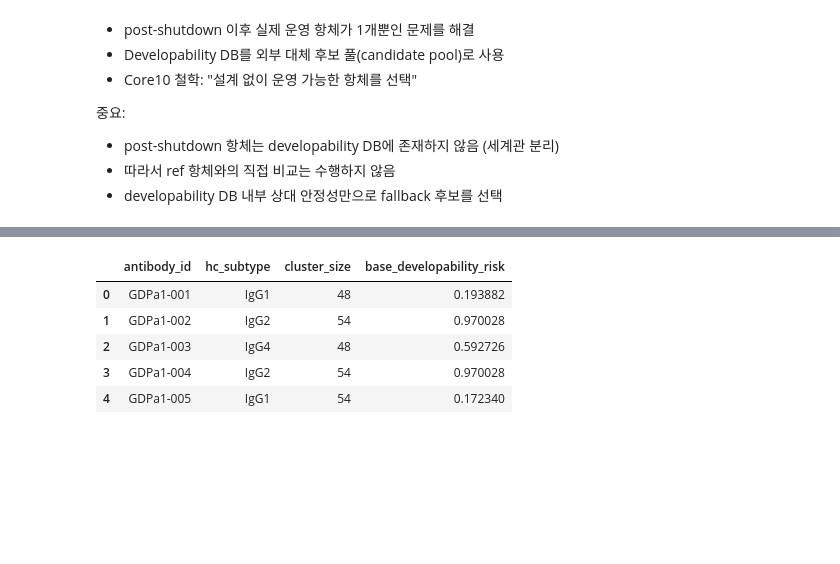
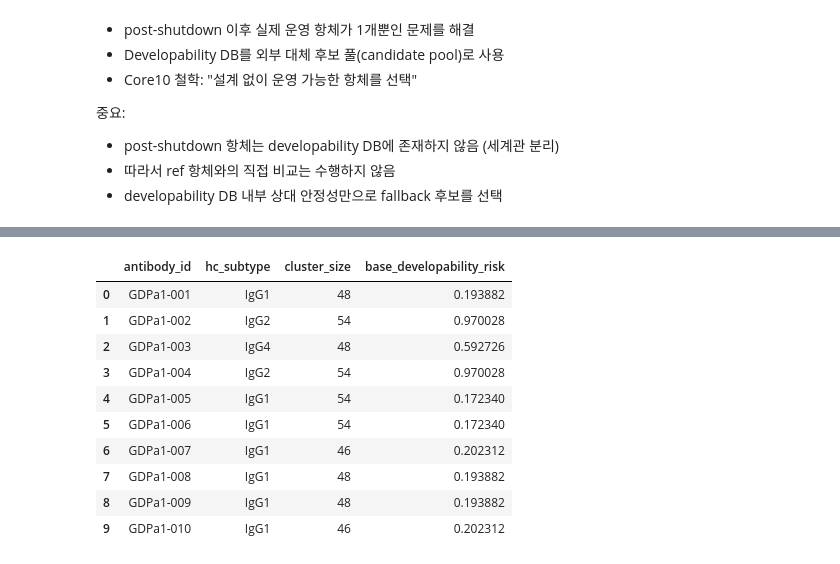
Before and after one commit to 20240807-YR/Developability_Data, a Jupyter notebook: core/core_10/core10_03d_alternative_candidates_from_developability.ipynb, the cells around one changed output, grey strips where cells are left out. Drawn from its saved outputs; the diff is of its cells as text; code cells hidden in the pictures; blank space fills up the shorter version.

```diff
--- a/core/core_10/core10_03d_alternative_candidates_from_developability.ipynb
+++ b/core/core_10/core10_03d_alternative_candidates_from_developability.ipynb
@@ -28,41 +37,50 @@ dev cols: ['antibody_id', 'antibody_name', 'vh_protein_sequence', 'vl_protein_se
 # %%
 cluster_col = "hierarchical_cluster_IgG_isotype_stratified_fold"
 
+# cluster size
 dev["cluster_size"] = (
     dev.groupby(cluster_col)["antibody_id"]
        .transform("count")
 )
 
-# base risks
+# cluster rarity risk
 dev["risk_cluster"] = 1.0 / dev["cluster_size"]
 
+# isotype base risk (운영 경험 기반)
 ISOTYPE_RISK = {
     "IgG1": 0.0,
     "IgG4": 0.1,
     "IgG2": 0.2,
     "IgG3": 0.3
 }
+
 dev["risk_isotype"] = dev["hc_subtype"].map(ISOTYPE_RISK).fillna(0.25)
 
+# base developability risk
 dev["base_developability_risk"] = (
     0.7 * dev["risk_cluster"] +
     0.3 * dev["risk_isotype"]
 )
 
 # normalize
 dev["base_developability_risk"] /= dev["base_developability_risk"].max()
 
 dev[[
     "antibody_id",
     "hc_subtype",
     "cluster_size",
     "base_developability_risk"
-]].head()
+]].head(10)
 # %% [output]
 |  | antibody_id | hc_subtype | cluster_size | base_developability_risk |
 | 0 | GDPa1-001 | IgG1 | 48 | 0.193882 |
 | 1 | GDPa1-002 | IgG2 | 54 | 0.970028 |
 | 2 | GDPa1-003 | IgG4 | 48 | 0.592726 |
 | 3 | GDPa1-004 | IgG2 | 54 | 0.970028 |
 | 4 | GDPa1-005 | IgG1 | 54 | 0.172340 |
+| 5 | GDPa1-006 | IgG1 | 54 | 0.172340 |
+| 6 | GDPa1-007 | IgG1 | 46 | 0.202312 |
+| 7 | GDPa1-008 | IgG1 | 48 | 0.193882 |
+| 8 | GDPa1-009 | IgG1 | 48 | 0.193882 |
+| 9 | GDPa1-010 | IgG1 | 46 | 0.202312 |
 # %%
```
Also changed, not shown: parts of 16 cells of this notebook, 23 other files.
